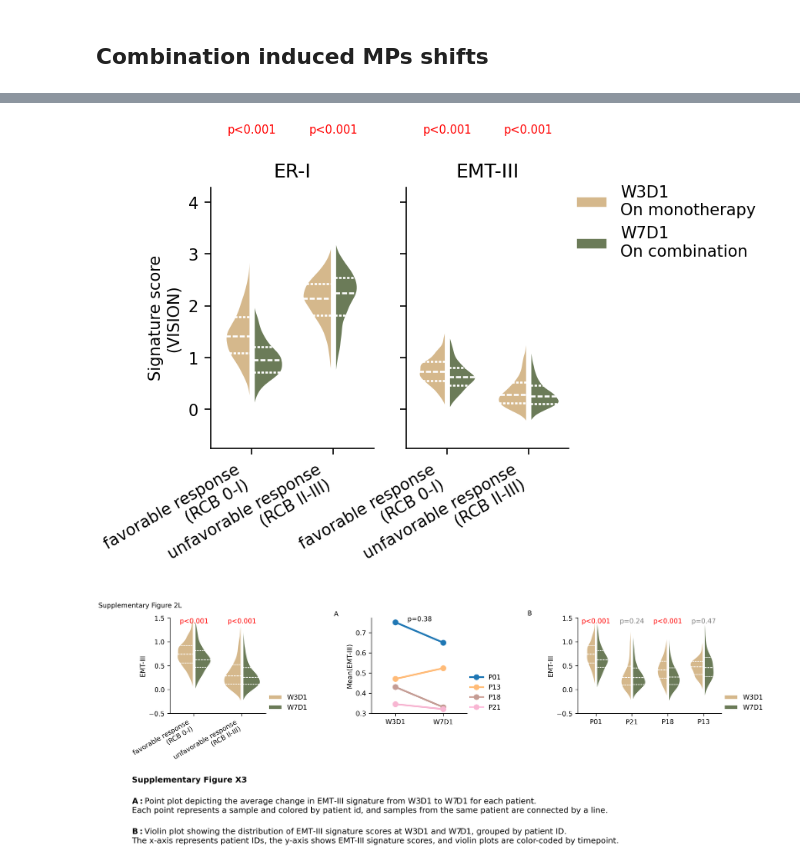
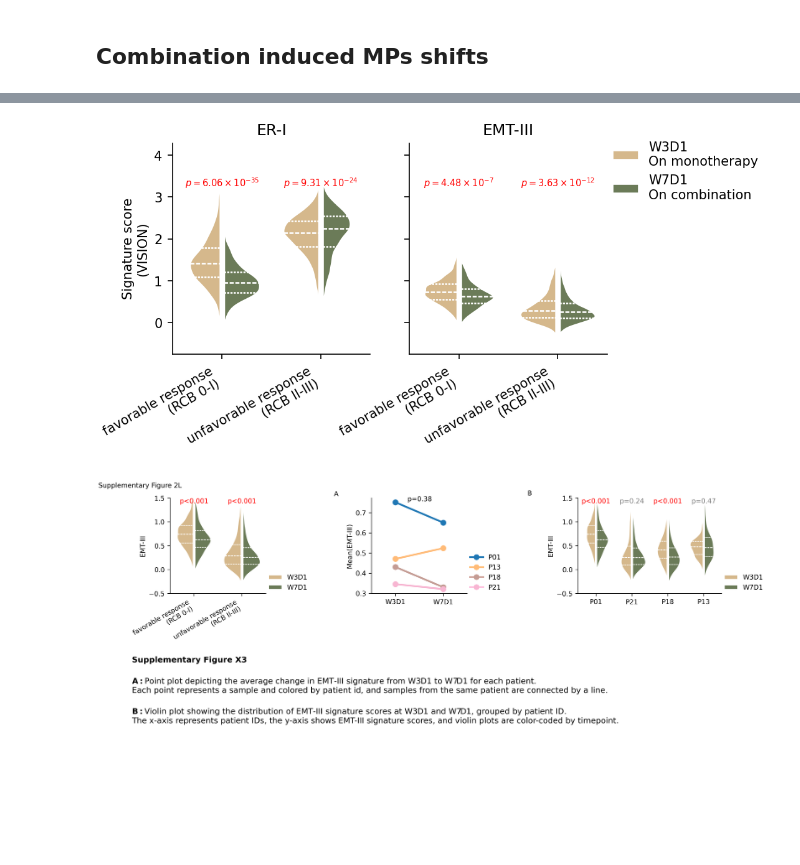
Before and after one commit to jingxinfu/hr_brca_single_cell, a Jupyter notebook: notebooks/Figure2_5.Tumor_during_timepoint.ipynb, the cells around one changed output, grey strips where cells are left out. Drawn from its saved outputs; the diff is of its cells as text; code cells hidden in the pictures; blank space fills up the shorter version.

Commit message:
pvalue visual

```diff
--- a/notebooks/Figure2_5.Tumor_during_timepoint.ipynb
+++ b/notebooks/Figure2_5.Tumor_during_timepoint.ipynb
@@ -35,6 +35,23 @@ warnings.filterwarnings("ignore")
 # %% [output]
 cannot import name 'Strips' from 'plotnine.facets.strips' (/home/analysis/miniconda3/envs/scPipe/lib/python3.8/site-packages/plotnine/facets/strips.py)
 <Figure size 72x72 with 0 Axes>
+# %%
+def format_pvalue_latex(p):
+    """
+    Format p-value for LaTeX with superscript scientific notation.
+
+    Parameters:
+        p (float): The p-value to format.
+
+    Returns:
+        str: LaTeX-formatted p-value string.
+    """
+    if p < 1e-3:
+        exponent = int(f"{p:e}".split("e")[1])
+        mantissa = float(f"{p:e}".split("e")[0])
+        return f"$p = {mantissa:.2f} \\times 10^{{{exponent}}}$"
+    else:
+        return f"$p = {p:.3f}$"
 # %% [markdown]
 # Scoring difference
 # %%
@@ -127,7 +144,8 @@ for i,subtype in enumerate(show_mps):
         else:
             label = "p<0.001"
             c = 'red'
-        ax.text(x_loc,y_loc,s=label,ha='center',va='top',color=c,fontsize=7)
+        label = format_pvalue_latex(pvalues[subtype,text])
+        ax.text(x_loc+.2,y_loc,s=label,ha='center',va='top',color=c,fontsize=7)
     ### rename legend label
     if i !=len(show_mps)-1:
         ax.legend_.remove()
@@ -206,6 +224,7 @@ for i,subtype in enumerate(show_mps):
         else:
             label = "p<0.001"
             c = 'red'
+        label = format_pvalue_latex(pvalues[subtype,text])
         ax.text(x_loc,y_loc,s=label,ha='center',va='top',color=c,fontsize=7)
     ### rename legend label
     if i !=len(show_mps)-1:
@@ -359,7 +378,7 @@ Name: Patient, dtype: int64
 # %%
 pvalues = result.set_index(['Y',explored_z])['Pvalue']
 plt_dt = dt.rename(columns=MP_anno_map)
-fig,axs=plt.subplots(1,len(show_mps),dpi=150,sharey=True,figsize=(len(show_mps)*2,3))
+fig,axs=plt.subplots(1,len(show_mps),dpi=150,sharey=True,figsize=(len(show_mps)*3,3))
 for i,subtype in enumerate(show_mps):
     ax=axs[i]
     sns.violinplot(data=plt_dt,
@@ -369,36 +388,37 @@ for i,subtype in enumerate(show_mps):
                   palette=COLOR_PAlETTE['Timepoint'])
 
     ## Add pvalue
-    y_loc =5.5
+    y_loc =3.5
     for xtick in ax.get_xticklabels():
         x_loc,_ = xtick.get_position()
         text = xtick.get_text()
         if pvalues[subtype,text] >= 0.05:
             c='gray'
             label = f"p={pvalues[subtype,text]:.2f}"
         elif pvalues[subtype,text] >= 0.01:
             label = f"p={pvalues[subtype,text]:.2f}"
             c = 'red'
         elif pvalues[subtype,text] >= 0.001:
             label = f"p={pvalues[subtype,text]:.3f}"
             c = 'red'
         else:
             label = "p<0.001"
             c = 'red'
+        label = format_pvalue_latex(pvalues[subtype,text])
         ax.text(x_loc,y_loc,s=label,ha='center',va='top',color=c,fontsize=7)
     ### rename legend label
     if i !=len(show_mps)-1:
         ax.legend_.remove()
     else:
         handles, previous_labels = ax.get_legend_handles_labels()
         new_labels = [ {'W7D1':'W7D1\nOn combination',
                         'W3D1':'W3D1\nOn monotherapy'}[text]for text in previous_labels]
         ax.legend(loc=(1,.7),handles=handles, labels=new_labels)
     ax.set(xlabel='',title=subtype.replace('(','\n('),ylabel='Signature score\n(VISION)')
     ax.set_xticklabels(ax.get_xticklabels(), rotation=30, ha='right')
 plt.savefig(f'{FIGURE_FOLDER}/FigX_Tumor_signature_ComboVsMono.svg',dpi=200,bbox_inches='tight')
 # %% [output]
-[figure, old version]
+[figure, new version]
 # %%
 from scipy.stats import wilcoxon,ranksums
 fontsize=10
```
Also changed, not shown: parts of 2 cells of this notebook, 1 other file.
